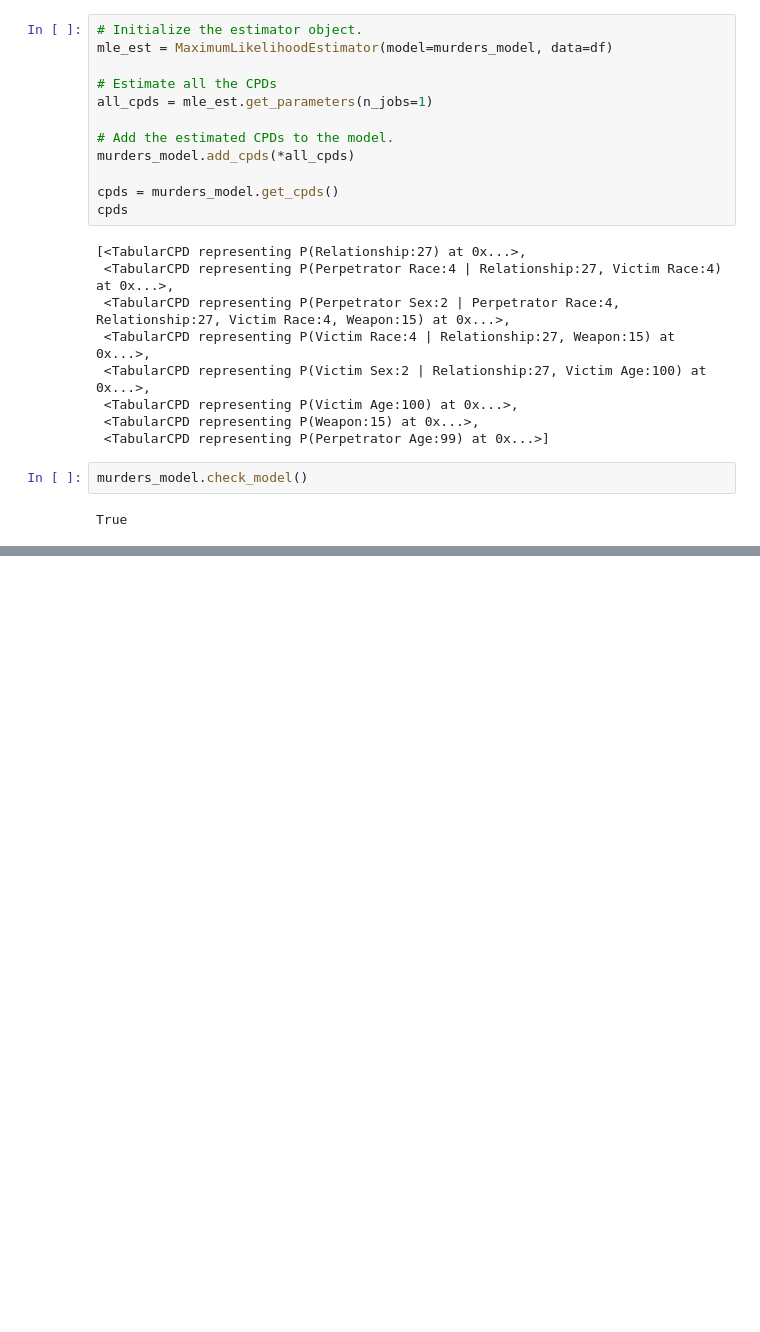
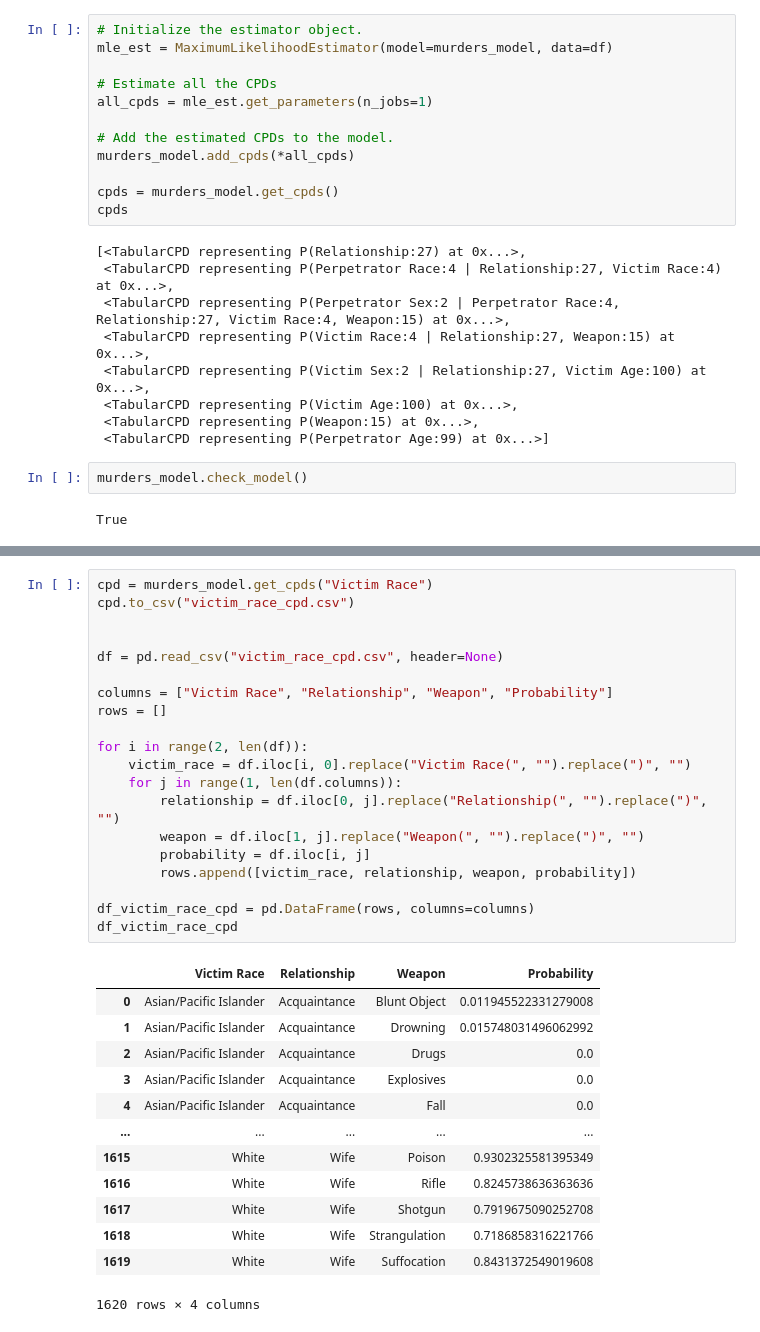
Before and after one commit to WARDROK/PW-WSI, a Jupyter notebook: lab7/BayesianNetwork.ipynb, the cells around one changed output, grey strips where cells are left out. Saved outputs shown, nothing was run; the diff lists cells and outputs as text; blank space fills up the shorter version.

```diff
--- a/lab7/BayesianNetwork.ipynb
+++ b/lab7/BayesianNetwork.ipynb
@@ -128,0 +170,34 @@ df_pr
+# %%
+cpd = murders_model.get_cpds("Victim Race")
+cpd.to_csv("victim_race_cpd.csv")
+
+
+df = pd.read_csv("victim_race_cpd.csv", header=None)
+
+columns = ["Victim Race", "Relationship", "Weapon", "Probability"]
+rows = []
+
+for i in range(2, len(df)):
+    victim_race = df.iloc[i, 0].replace("Victim Race(", "").replace(")", "")
+    for j in range(1, len(df.columns)):
+        relationship = df.iloc[0, j].replace("Relationship(", "").replace(")", "")
+        weapon = df.iloc[1, j].replace("Weapon(", "").replace(")", "")
+        probability = df.iloc[i, j]
+        rows.append([victim_race, relationship, weapon, probability])
+
+df_victim_race_cpd = pd.DataFrame(rows, columns=columns)
+df_victim_race_cpd
+# %% [output]
+|  | Victim Race | Relationship | Weapon | Probability |
+| 0 | Asian/Pacific Islander | Acquaintance | Blunt Object | 0.011945522331279008 |
+| 1 | Asian/Pacific Islander | Acquaintance | Drowning | 0.015748031496062992 |
+| 2 | Asian/Pacific Islander | Acquaintance | Drugs | 0.0 |
+| 3 | Asian/Pacific Islander | Acquaintance | Explosives | 0.0 |
+| 4 | Asian/Pacific Islander | Acquaintance | Fall | 0.0 |
+| ... | ... | ... | ... | ... |
+| 1615 | White | Wife | Poison | 0.9302325581395349 |
+| 1616 | White | Wife | Rifle | 0.8245738636363636 |
+| 1617 | White | Wife | Shotgun | 0.7919675090252708 |
+| 1618 | White | Wife | Strangulation | 0.7186858316221766 |
+| 1619 | White | Wife | Suffocation | 0.8431372549019608 |
+1620 rows × 4 columns
```
Also changed, not shown: parts of 18 cells of this notebook, 1 other file.
